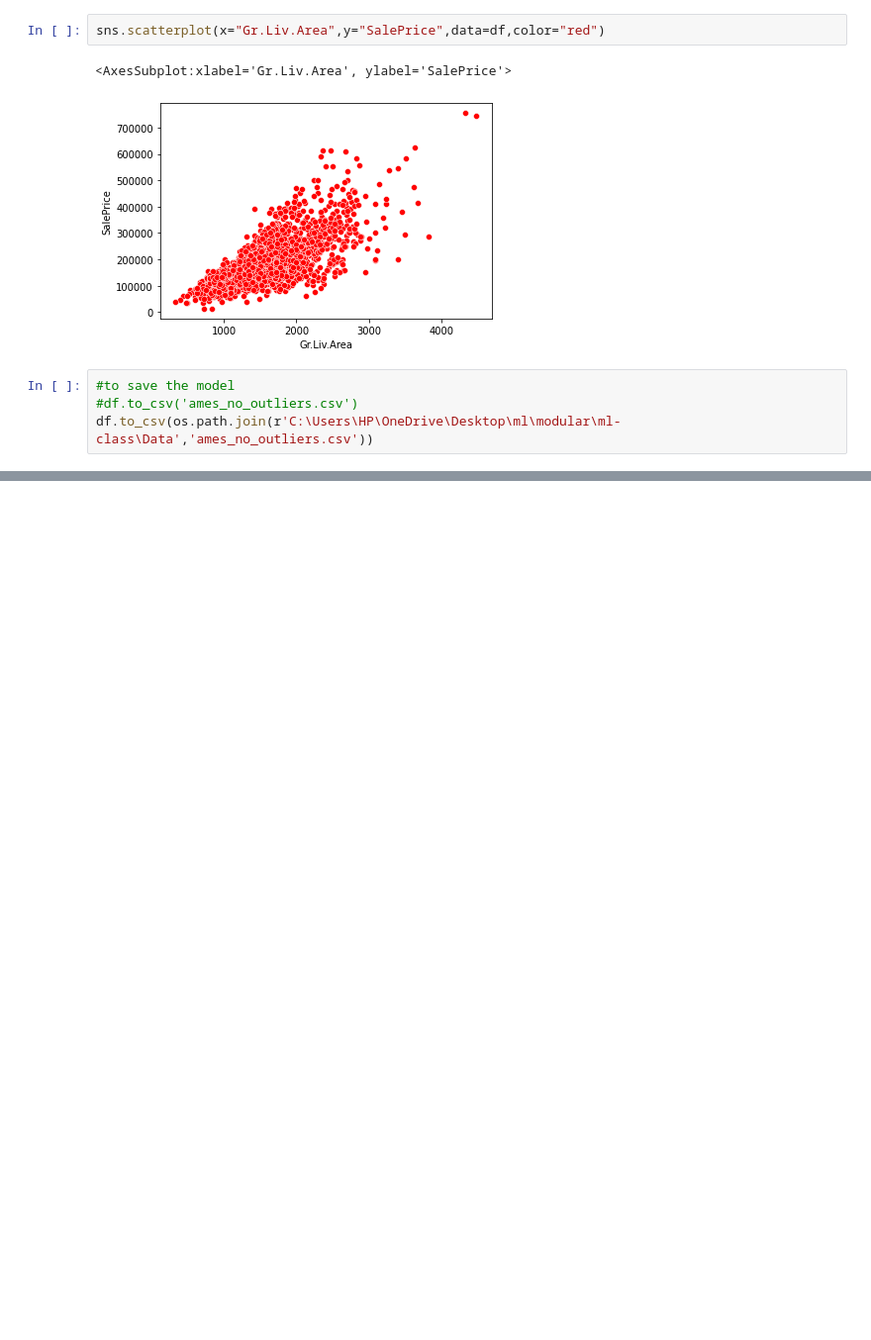
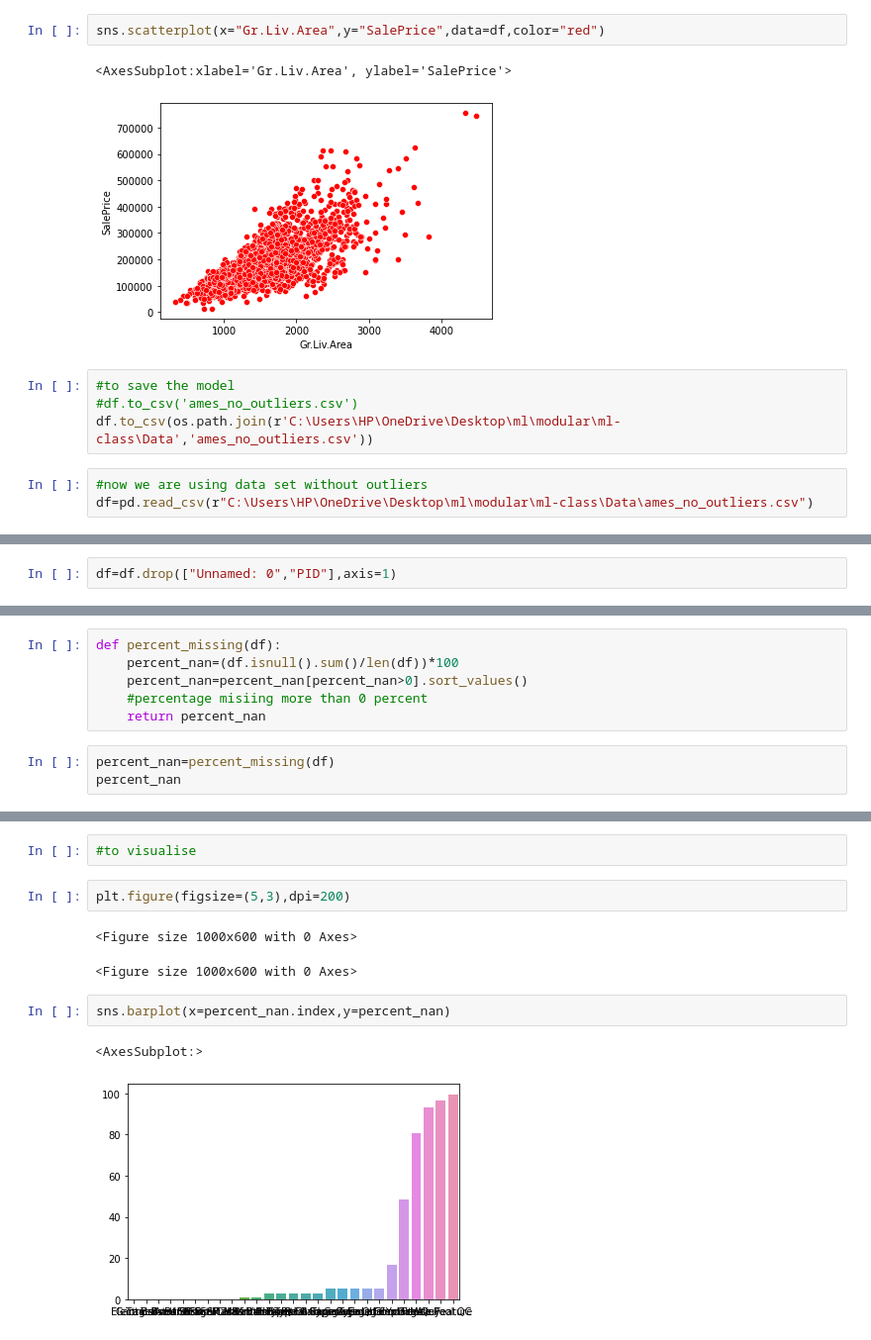
Before and after one commit to Prikshit7766/ml-class, a Jupyter notebook: outliers/outliers.ipynb, the cells around one changed output, grey strips where cells are left out. Shown at 99% size. Drawn from its saved outputs; the diff is of its cells as text; blank space fills up the shorter version.

Commit message:
outliers updated

```diff
--- a/outliers/outliers.ipynb
+++ b/outliers/outliers.ipynb
@@ -228,3 +228,6 @@ sns.scatterplot(x="Gr.Liv.Area",y="SalePrice",data=df,color="red")
 #to save the model
 #df.to_csv('ames_no_outliers.csv')
 df.to_csv(os.path.join(r'C:\Users\HP\OneDrive\Desktop\ml\modular\ml-class\Data','ames_no_outliers.csv'))
+# %%
+#now we are using data set without outliers
+df=pd.read_csv(r"C:\Users\HP\OneDrive\Desktop\ml\modular\ml-class\Data\ames_no_outliers.csv")
@@ -230,0 +266,2 @@ df.to_csv(os.path.join(r'C:\Users\HP\OneDrive\Desktop\ml\modular\ml-class\Data',
+# %%
+df=df.drop(["Unnamed: 0","PID"],axis=1)
@@ -230,0 +338,9 @@ df.to_csv(os.path.join(r'C:\Users\HP\OneDrive\Desktop\ml\modular\ml-class\Data',
+# %%
+def percent_missing(df):
+    percent_nan=(df.isnull().sum()/len(df))*100
+    percent_nan=percent_nan[percent_nan>0].sort_values()
+    #percentage misiing more than 0 percent
+    return percent_nan
+# %%
+percent_nan=percent_missing(df)
+percent_nan
@@ -230,0 +365,12 @@ df.to_csv(os.path.join(r'C:\Users\HP\OneDrive\Desktop\ml\modular\ml-class\Data',
+# %%
+#to visualise
+# %%
+plt.figure(figsize=(5,3),dpi=200)
+# %% [output]
+<Figure size 1000x600 with 0 Axes>
+<Figure size 1000x600 with 0 Axes>
+# %%
+sns.barplot(x=percent_nan.index,y=percent_nan)
+# %% [output]
+<AxesSubplot:>
+[figure, added]
```
Also changed, not shown: parts of 24 cells of this notebook.
